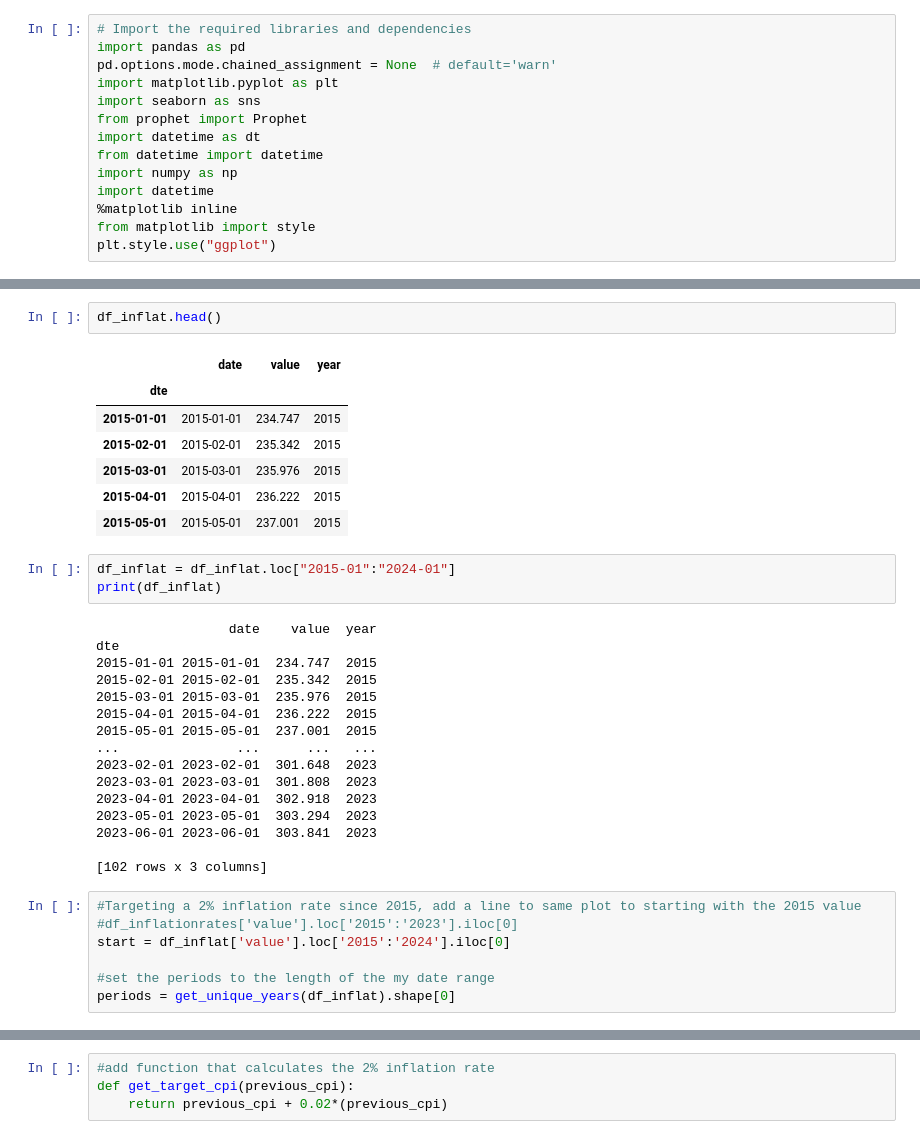
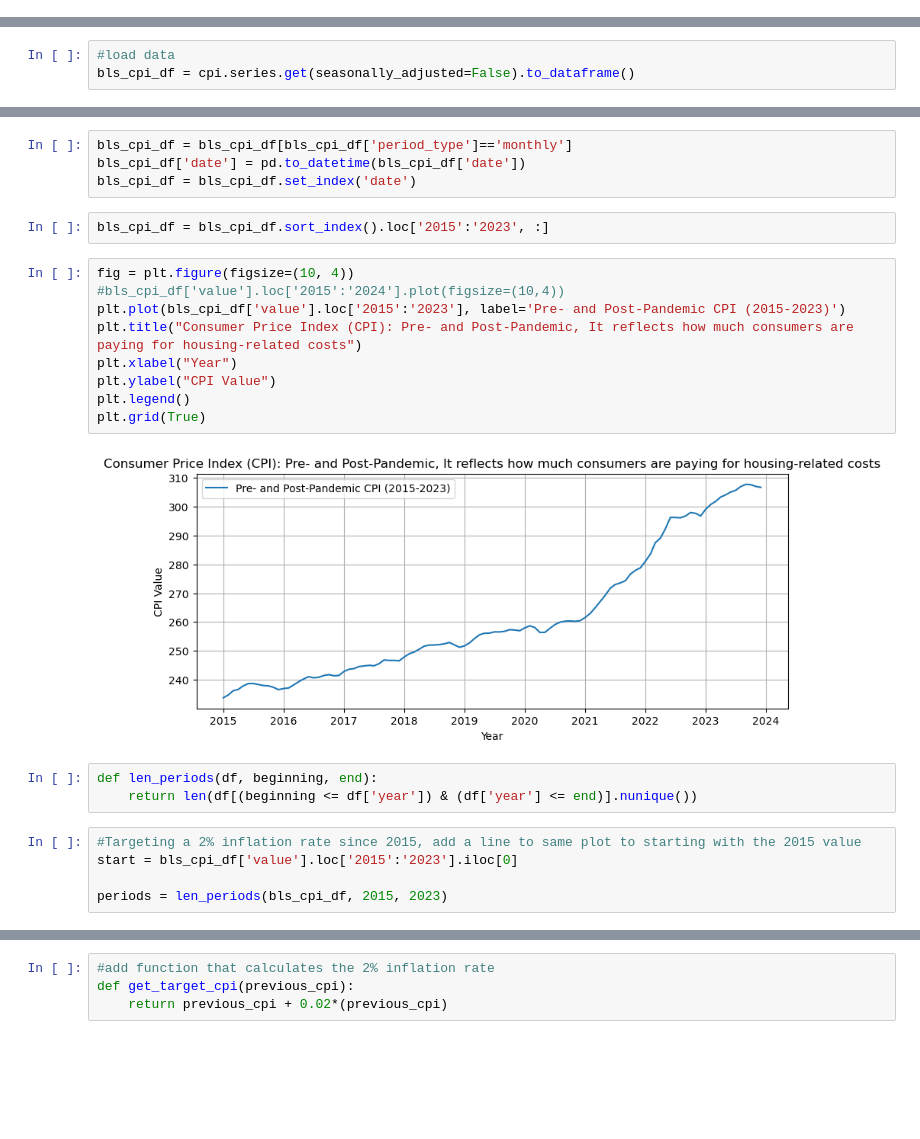
Before and after one commit to xraySMULu/the-big-squeeze, a Jupyter notebook: Code/cg_analysis.ipynb, the cells around one changed output, grey strips where cells are left out. Saved outputs shown, nothing was run; the diff lists cells and outputs as text; blank space fills up the shorter version.

```diff
--- a/Code/cg_analysis.ipynb
+++ b/Code/cg_analysis.ipynb
@@ -25,14 +0,0 @@ scikit-learn 1.4.2 requires joblib>=1.2.0, but you have joblib 1.1.1 which is in
-# %%
-# Import the required libraries and dependencies
-import pandas as pd
-pd.options.mode.chained_assignment = None  # default='warn'
-import matplotlib.pyplot as plt
-import seaborn as sns
-from prophet import Prophet
-import datetime as dt
-from datetime import datetime
-import numpy as np
-import datetime
-%matplotlib inline
-from matplotlib import style
-plt.style.use("ggplot")
@@ -66 +26,4 @@ def get_unique_years(df):
+# %%
+#load data
+bls_cpi_df = cpi.series.get(seasonally_adjusted=False).to_dataframe()
 # %%
@@ -87,37 +49,26 @@ Text(0, 0.5, 'CPI Value')
-# %%
-df_inflat.head()
-# %% [output]
-|  | date | value | year |
-| dte |  |  |  |
-| 2015-01-01 | 2015-01-01 | 234.747 | 2015 |
-| 2015-02-01 | 2015-02-01 | 235.342 | 2015 |
-| 2015-03-01 | 2015-03-01 | 235.976 | 2015 |
-| 2015-04-01 | 2015-04-01 | 236.222 | 2015 |
-| 2015-05-01 | 2015-05-01 | 237.001 | 2015 |
-# %%
-df_inflat = df_inflat.loc["2015-01":"2024-01"]
-print(df_inflat)
-# %% [output]
-                 date    value  year
-dte
-2015-01-01 2015-01-01  234.747  2015
-2015-02-01 2015-02-01  235.342  2015
-2015-03-01 2015-03-01  235.976  2015
-2015-04-01 2015-04-01  236.222  2015
-2015-05-01 2015-05-01  237.001  2015
-...               ...      ...   ...
-2023-02-01 2023-02-01  301.648  2023
-2023-03-01 2023-03-01  301.808  2023
-2023-04-01 2023-04-01  302.918  2023
-2023-05-01 2023-05-01  303.294  2023
-2023-06-01 2023-06-01  303.841  2023
-
-[102 rows x 3 columns]
+# %%
+bls_cpi_df = bls_cpi_df[bls_cpi_df['period_type']=='monthly']
+bls_cpi_df['date'] = pd.to_datetime(bls_cpi_df['date'])
+bls_cpi_df = bls_cpi_df.set_index('date')
+# %%
+bls_cpi_df = bls_cpi_df.sort_index().loc['2015':'2023', :]
+# %%
+fig = plt.figure(figsize=(10, 4))
+#bls_cpi_df['value'].loc['2015':'2024'].plot(figsize=(10,4))
+plt.plot(bls_cpi_df['value'].loc['2015':'2023'], label='Pre- and Post-Pandemic CPI (2015-2023)')
+plt.title("Consumer Price Index (CPI): Pre- and Post-Pandemic, It reflects how much consumers are paying for housing-related costs")
+plt.xlabel("Year")
+plt.ylabel("CPI Value")
+plt.legend()
+plt.grid(True)
+# %% [output]
+[figure, added]
+# %%
+def len_periods(df, beginning, end):
+    return len(df[(beginning <= df['year']) & (df['year'] <= end)].nunique())
 # %%
 #Targeting a 2% inflation rate since 2015, add a line to same plot to starting with the 2015 value
-#df_inflationrates['value'].loc['2015':'2023'].iloc[0]
-start = df_inflat['value'].loc['2015':'2024'].iloc[0]
+start = bls_cpi_df['value'].loc['2015':'2023'].iloc[0]
 
-#set the periods to the length of the my date range
-periods = get_unique_years(df_inflat).shape[0]
+periods = len_periods(bls_cpi_df, 2015, 2023)
 # %%
```
Also changed, not shown: parts of 15 cells of this notebook.
